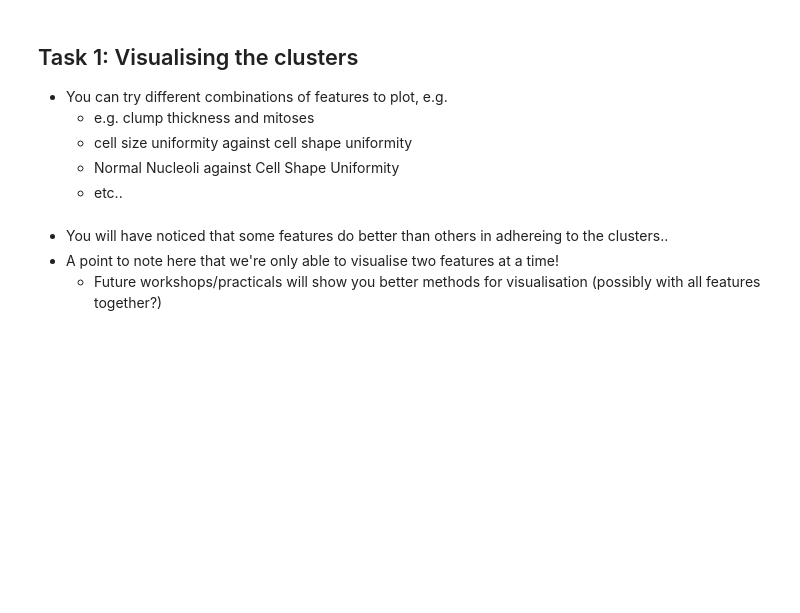
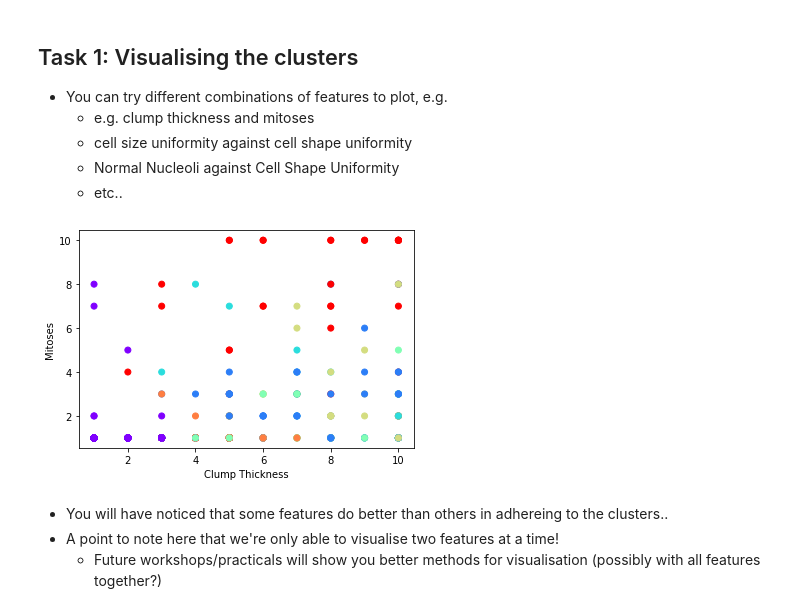
Before and after one commit to eddie8615/ml_bioinfo_hi, a Jupyter notebook: topic1/Practical2KMeans.ipynb, the cells around one changed output. Saved outputs shown, nothing was run; the diff lists cells and outputs as text; code cells hidden in the pictures; blank space fills up the shorter version.

```diff
--- a/topic1/Practical2KMeans.ipynb
+++ b/topic1/Practical2KMeans.ipynb
@@ -129,3 +127,11 @@ If the above generates an error, incorporate the following in your code prior to
+# %%
+### Your solution ###
+plt.scatter(X.Clump_Thickness,X.Mitoses,c=y_kmeans7,cmap='rainbow')
+plt.xlabel("Clump Thickness")
+plt.ylabel("Mitoses")
+plt.show()
+# %% [output]
+[figure, added]
 # %% [markdown]
 - You will have noticed that some features do better than others in adhereing to the clusters..
 - A point to note here that we're only able to visualise two features at a time!
```
Also changed, not shown: parts of 10 cells of this notebook, 6 other files.
